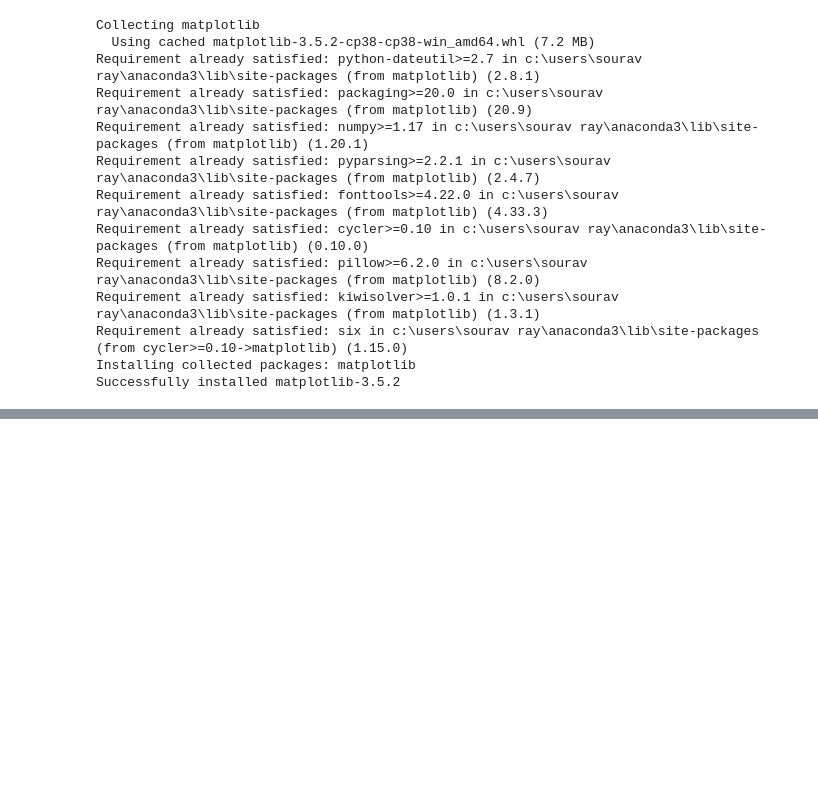
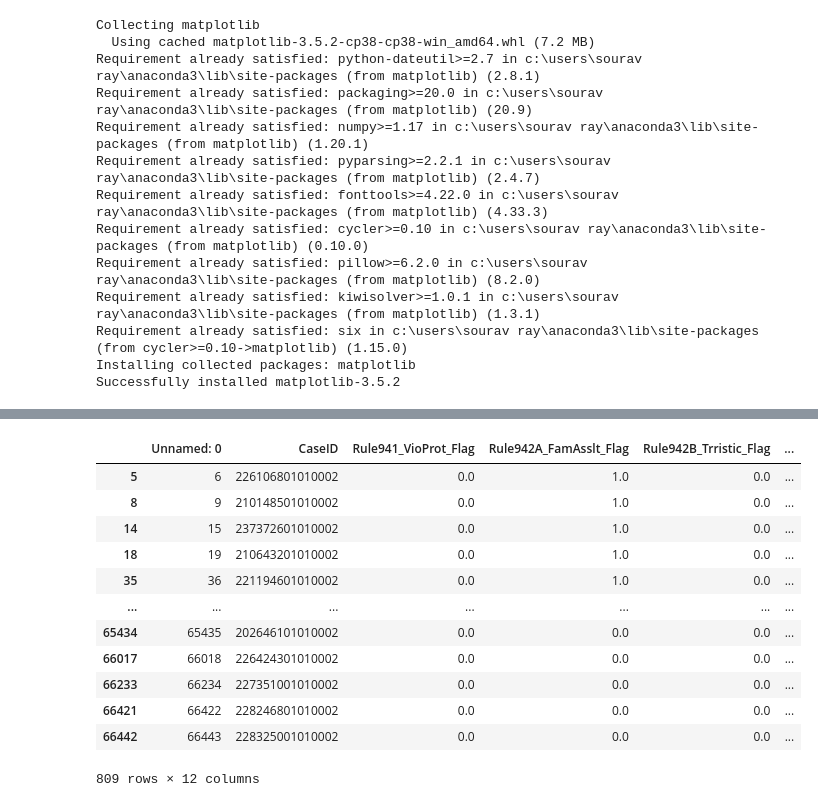
Before and after one commit to souravray97/Criminal-Justice-Analysis, a Jupyter notebook: CCD-EDA.ipynb, the cells around one changed output, grey strips where cells are left out. Saved outputs shown, nothing was run; the diff lists cells and outputs as text; code cells hidden in the pictures; blank space fills up the shorter version.

```diff
--- a/CCD-EDA.ipynb
+++ b/CCD-EDA.ipynb
@@ -1154,0 +1390,17 @@ Successfully installed matplotlib-3.5.2
+# %%
+rule = rule9[rule9['Rule946A_Prob_Flag'] == 1]
+rule
+# %% [output]
+|  | Unnamed: 0 | CaseID | Rule941_VioProt_Flag | Rule942A_FamAsslt_Flag | Rule942B_Trristic_Flag | ... |
+| 5 | 6 | 226106801010002 | 0.0 | 1.0 | 0.0 | ... |
+| 8 | 9 | 210148501010002 | 0.0 | 1.0 | 0.0 | ... |
+| 14 | 15 | 237372601010002 | 0.0 | 1.0 | 0.0 | ... |
+| 18 | 19 | 210643201010002 | 0.0 | 1.0 | 0.0 | ... |
+| 35 | 36 | 221194601010002 | 0.0 | 1.0 | 0.0 | ... |
+| ... | ... | ... | ... | ... | ... | ... |
+| 65434 | 65435 | 202646101010002 | 0.0 | 0.0 | 0.0 | ... |
+| 66017 | 66018 | 226424301010002 | 0.0 | 0.0 | 0.0 | ... |
+| 66233 | 66234 | 227351001010002 | 0.0 | 0.0 | 0.0 | ... |
+| 66421 | 66422 | 228246801010002 | 0.0 | 0.0 | 0.0 | ... |
+| 66442 | 66443 | 228325001010002 | 0.0 | 0.0 | 0.0 | ... |
+809 rows × 12 columns
```
Also changed, not shown: parts of 30 cells of this notebook.
